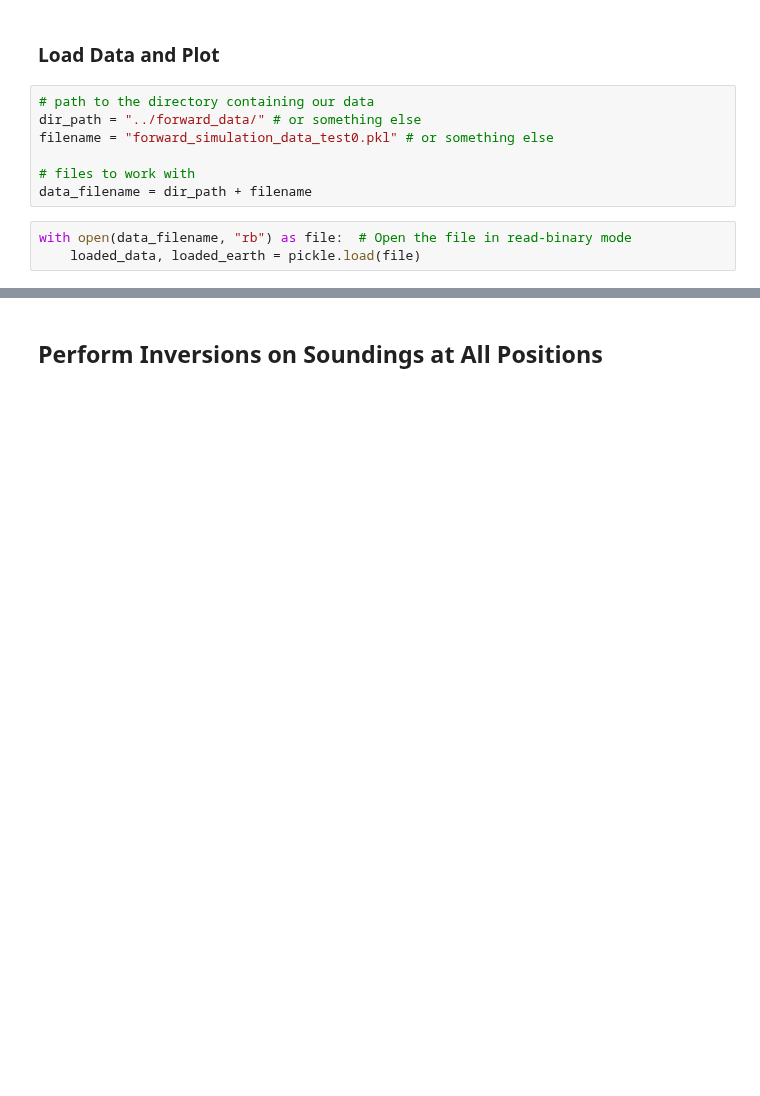
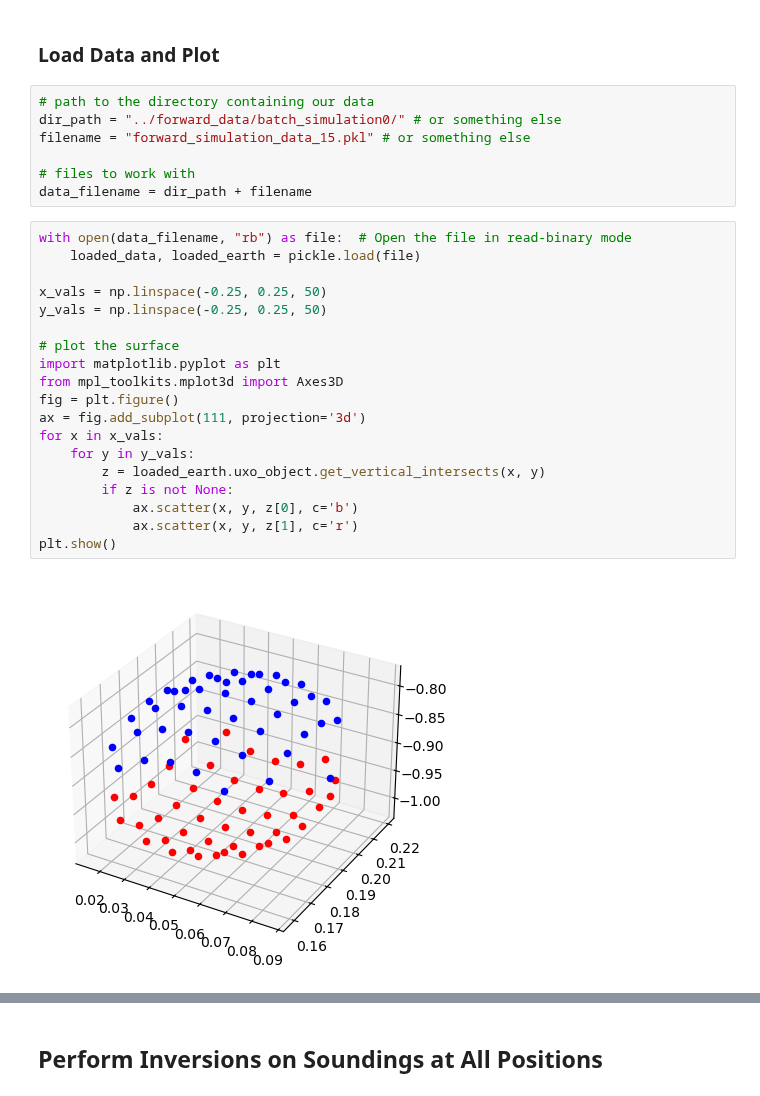
Before and after one commit to matthewhasman/Geophysical-Electromagnetic-Scanner, a Jupyter notebook: UXO_simulation/inversion_simulation_1D.ipynb, the cells around one changed output, grey strips where cells are left out. Drawn from its saved outputs; the diff is of its cells as text; blank space fills up the shorter version.

```diff
--- a/UXO_simulation/inversion_simulation_1D.ipynb
+++ b/UXO_simulation/inversion_simulation_1D.ipynb
@@ -14,11 +14,29 @@ from layered_inversion import LayeredInversion
 ### Load Data and Plot
 # %%
 # path to the directory containing our data
-dir_path = "../forward_data/" # or something else
-filename = "forward_simulation_data_test0.pkl" # or something else
+dir_path = "../forward_data/batch_simulation0/" # or something else
+filename = "forward_simulation_data_15.pkl" # or something else
 
 # files to work with
 data_filename = dir_path + filename
-# %%
-with open(data_filename, "rb") as file:  # Open the file in read-binary mode
-    loaded_data, loaded_earth = pickle.load(file)
+# %%
+with open(data_filename, "rb") as file:  # Open the file in read-binary mode
+    loaded_data, loaded_earth = pickle.load(file)
+
+x_vals = np.linspace(-0.25, 0.25, 50)
+y_vals = np.linspace(-0.25, 0.25, 50)
+
+# plot the surface
+import matplotlib.pyplot as plt
+from mpl_toolkits.mplot3d import Axes3D
+fig = plt.figure()
+ax = fig.add_subplot(111, projection='3d')
+for x in x_vals:
+    for y in y_vals:
+        z = loaded_earth.uxo_object.get_vertical_intersects(x, y)
+        if z is not None:
+            ax.scatter(x, y, z[0], c='b')
+            ax.scatter(x, y, z[1], c='r')
+plt.show()
+# %% [output]
+[figure, added]
```
Also changed, not shown: parts of 11 cells of this notebook, 2 other files.
